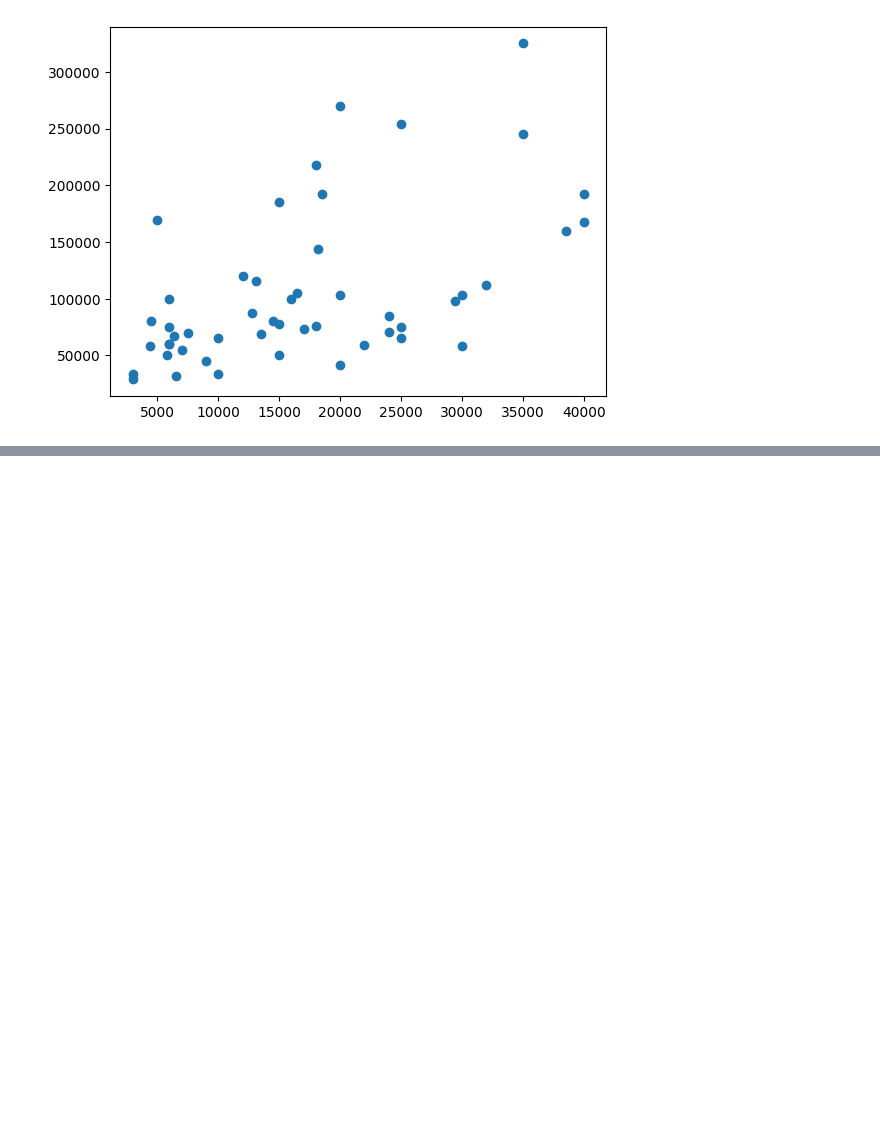
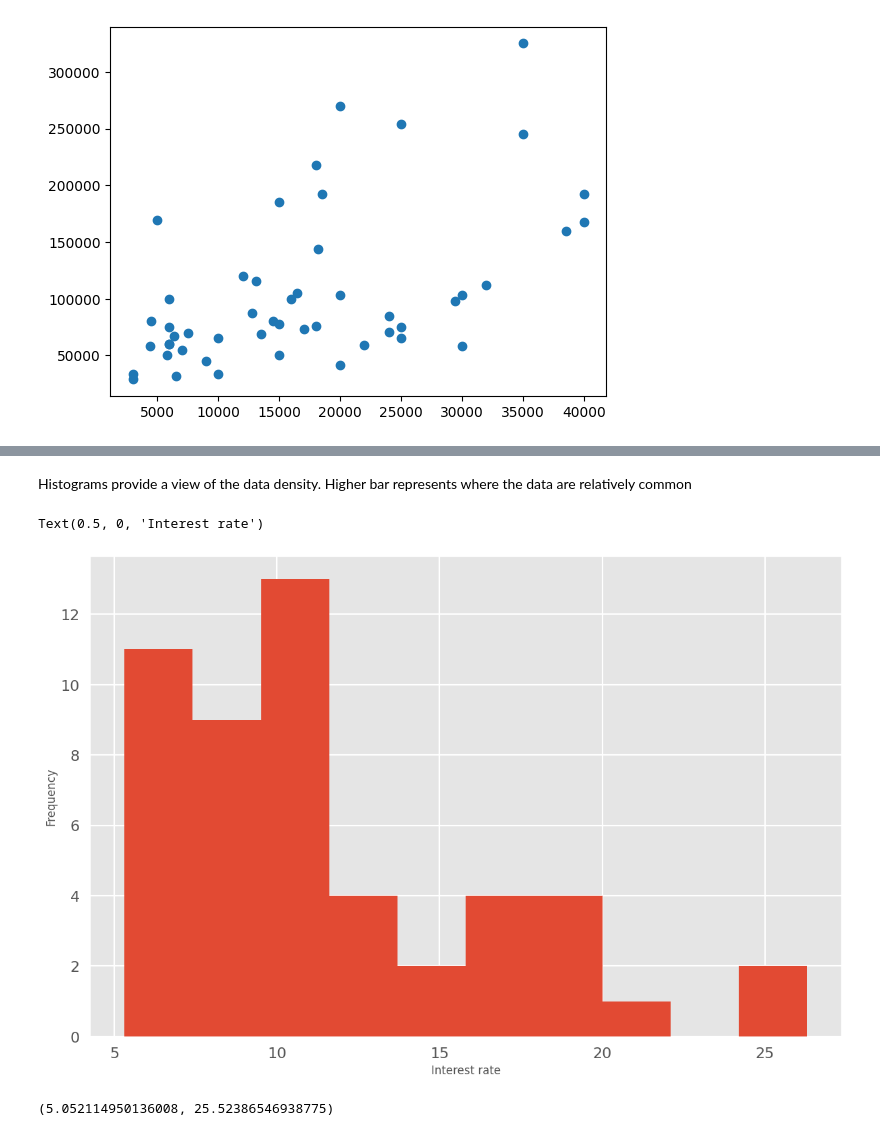
Before and after one commit to delu86/OpenIntro_Stats, a Jupyter notebook: Ch2_Summarizing_data.ipynb, the cells around one changed output, grey strips where cells are left out. Drawn from its saved outputs; the diff is of its cells as text; code cells hidden in the pictures; blank space fills up the shorter version.

Commit message:
add categorical data

```diff
--- a/Ch2_Summarizing_data.ipynb
+++ b/Ch2_Summarizing_data.ipynb
@@ -30,0 +98,3 @@ plt.show()
+# %%
+df['interest_rate_bin'] = pd.cut(df['interest_rate'],bins=10)
+df.loc[:,['interest_rate','interest_rate_bin']].head(10)
@@ -30,0 +127,14 @@ plt.show()
+# %% [markdown]
+Histograms provide  a view of the data density. Higher bar represents where the data are relatively common
+# %%
+plt.style.use('ggplot')
+plt.hist(x=df['interest_rate'])
+plt.ylabel('Frequency')
+plt.xlabel('Interest rate')
+# %% [output]
+Text(0.5, 0, 'Interest rate')
+[figure, added]
+# %%
+df['interest_rate'].std() , df['interest_rate'].var()  #standard deviation and variance
+# %% [output]
+(5.052114950136008, 25.52386546938775)
```
Also changed, not shown: parts of 25 cells of this notebook.
